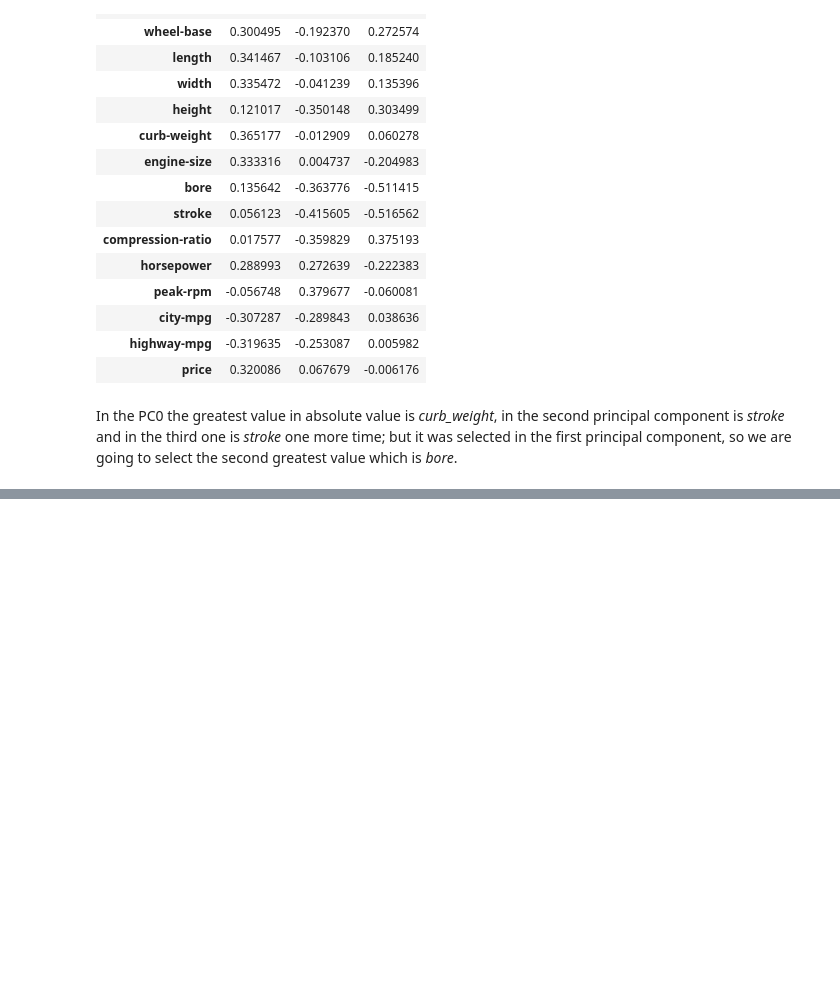
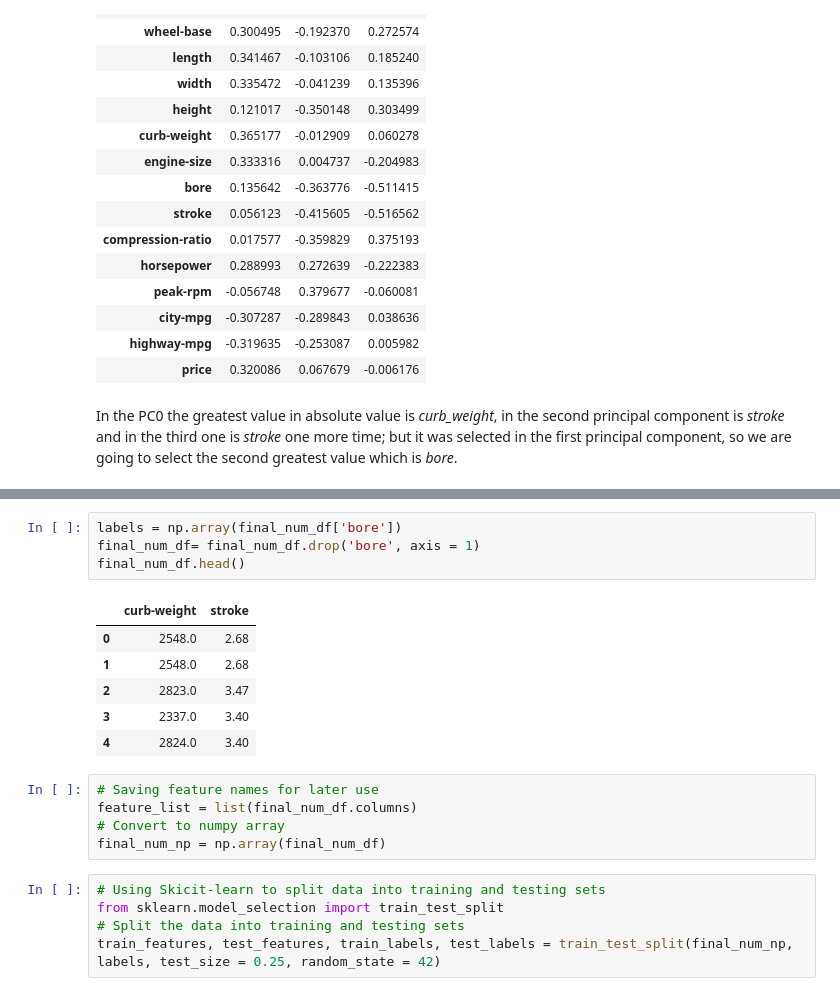
Before and after one commit to serrodcal-data-scientist/dataLab1, a Jupyter notebook: EDA.ipynb, the cells around one changed output, grey strips where cells are left out. Saved outputs shown, nothing was run; the diff lists cells and outputs as text; blank space fills up the shorter version.

Commit message:
WIP: random-forest

```diff
--- a/EDA.ipynb
+++ b/EDA.ipynb
@@ -329,0 +318,21 @@ final_num_df.head(final_num_df.shape[0])
+# %%
+labels = np.array(final_num_df['bore'])
+final_num_df= final_num_df.drop('bore', axis = 1)
+final_num_df.head()
+# %% [output]
+|  | curb-weight | stroke |
+| 0 | 2548.0 | 2.68 |
+| 1 | 2548.0 | 2.68 |
+| 2 | 2823.0 | 3.47 |
+| 3 | 2337.0 | 3.40 |
+| 4 | 2824.0 | 3.40 |
+# %%
+# Saving feature names for later use
+feature_list = list(final_num_df.columns)
+# Convert to numpy array
+final_num_np = np.array(final_num_df)
+# %%
+# Using Skicit-learn to split data into training and testing sets
+from sklearn.model_selection import train_test_split
+# Split the data into training and testing sets
+train_features, test_features, train_labels, test_labels = train_test_split(final_num_np, labels, test_size = 0.25, random_state = 42)
```
Also changed, not shown: parts of 7 cells of this notebook.
